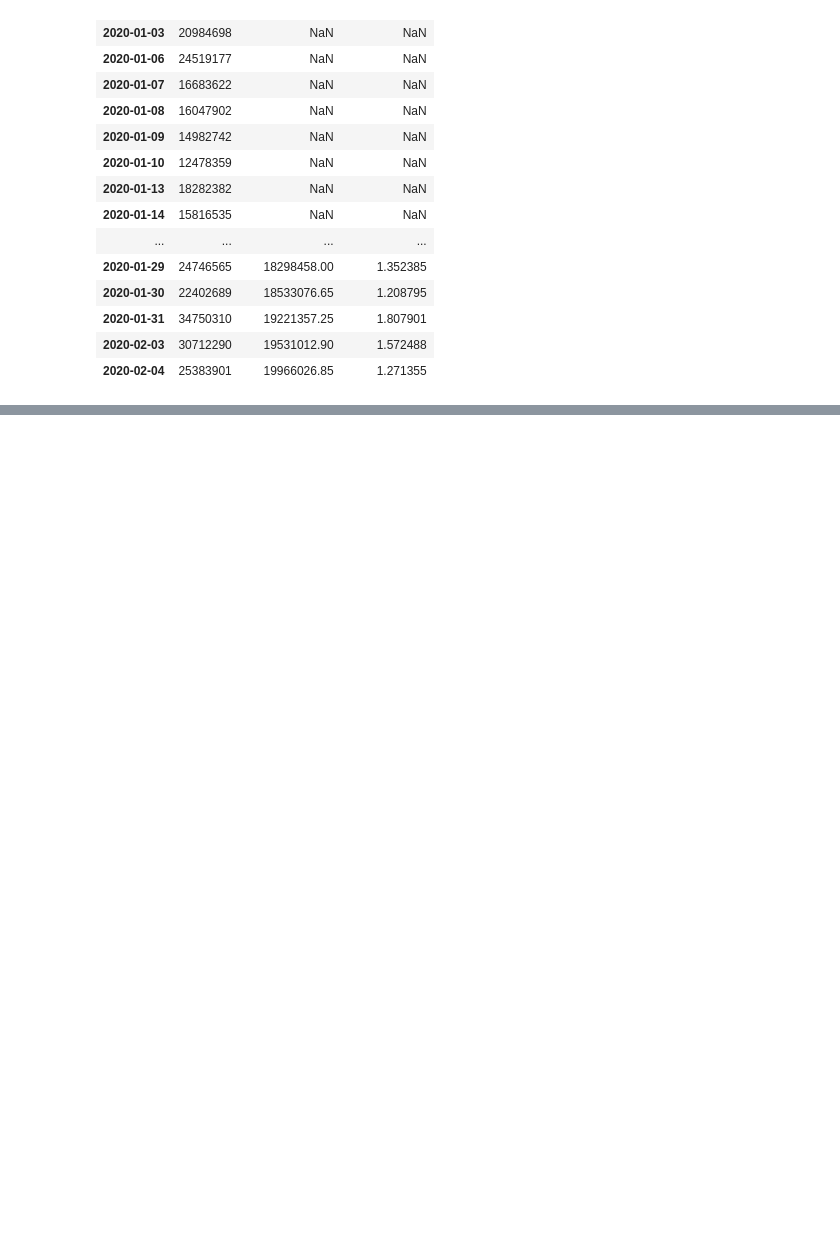
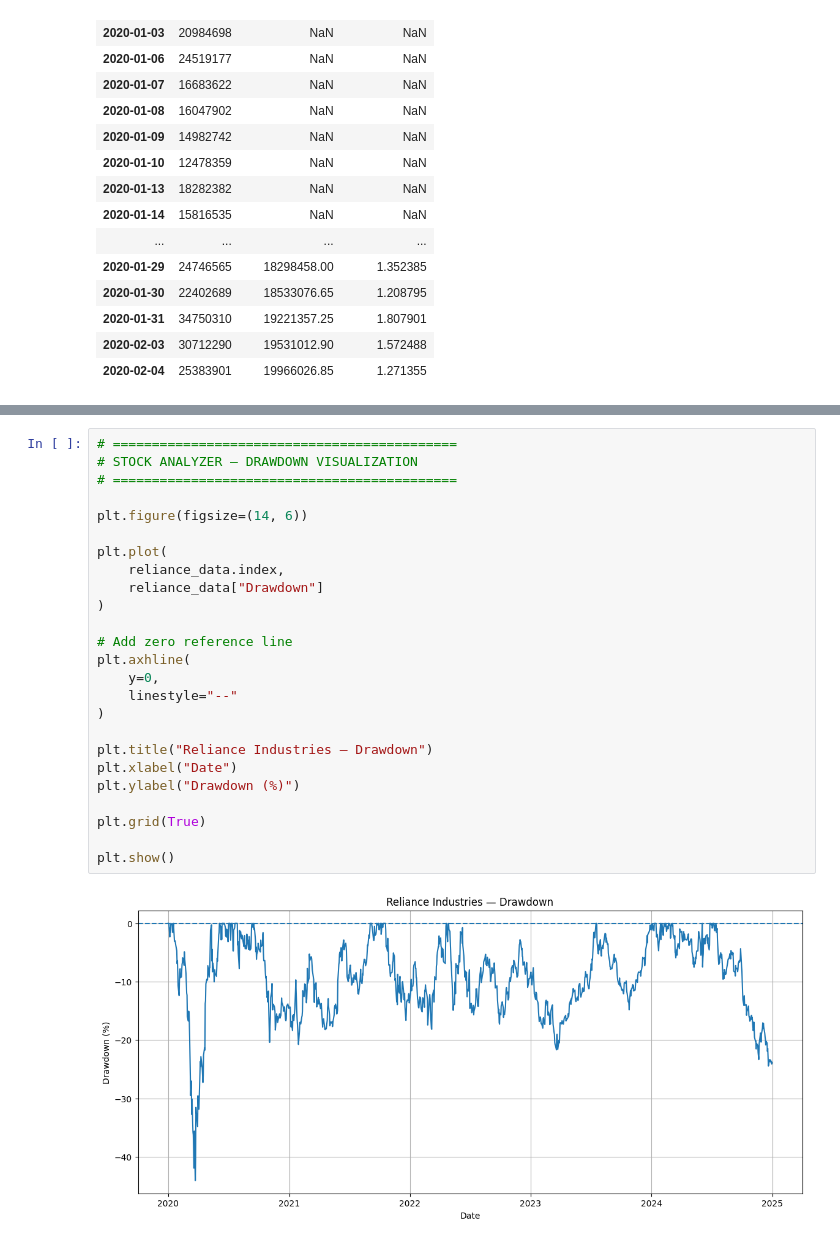
Before and after one commit to sanchit-fintech/FinSight, a Jupyter notebook: notebooks/01_data_collection.ipynb, the cells around one changed output, grey strips where cells are left out. Drawn from its saved outputs; the diff is of its cells as text; blank space fills up the shorter version.

```diff
--- a/notebooks/01_data_collection.ipynb
+++ b/notebooks/01_data_collection.ipynb
@@ -835,0 +1112,27 @@ display(
+# %%
+# ============================================
+# STOCK ANALYZER — DRAWDOWN VISUALIZATION
+# ============================================
+
+plt.figure(figsize=(14, 6))
+
+plt.plot(
+    reliance_data.index,
+    reliance_data["Drawdown"]
+)
+
+# Add zero reference line
+plt.axhline(
+    y=0,
+    linestyle="--"
+)
+
+plt.title("Reliance Industries — Drawdown")
+plt.xlabel("Date")
+plt.ylabel("Drawdown (%)")
+
+plt.grid(True)
+
+plt.show()
+# %% [output]
+[figure, added]
```
Also changed, not shown: parts of 41 cells of this notebook.
